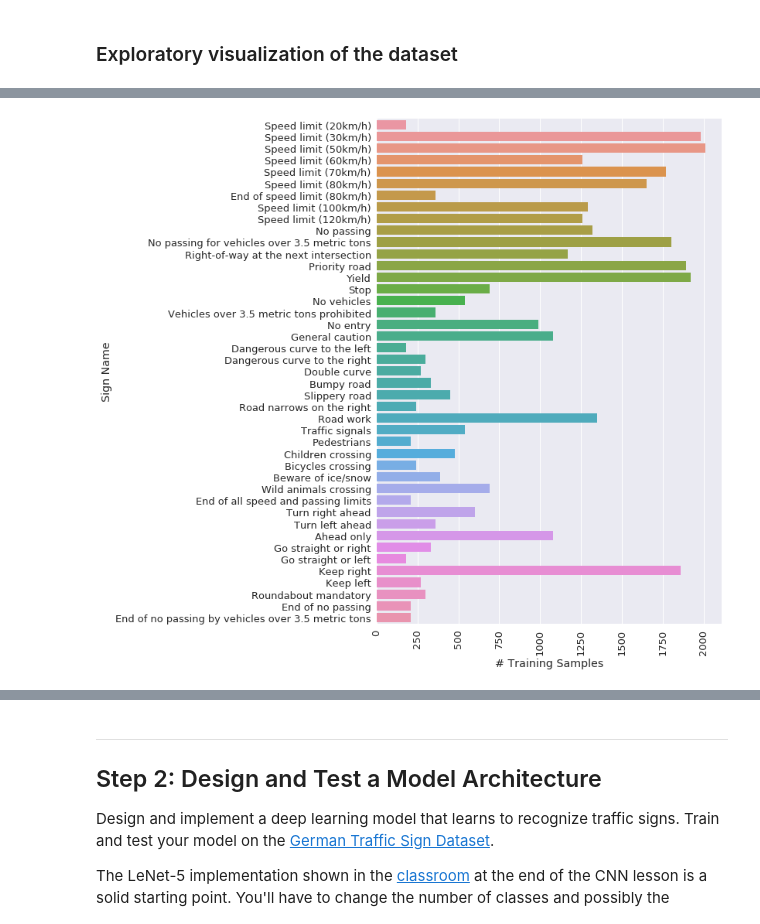
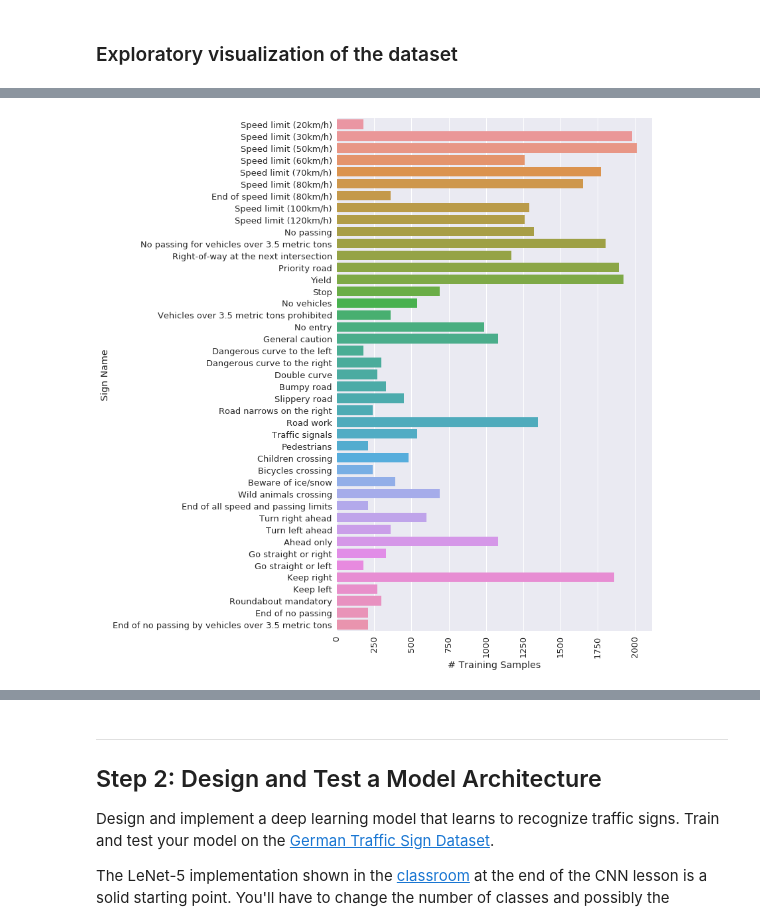
Before and after one commit to lfiaschi/udacity-traffic-sign-classifier, a Jupyter notebook: Traffic_Sign_Classifier.ipynb, the cells around one changed output, grey strips where cells are left out. Drawn from its saved outputs; the diff is of its cells as text; code cells hidden in the pictures.

Commit message:
tight layout images

```diff
--- a/Traffic_Sign_Classifier.ipynb
+++ b/Traffic_Sign_Classifier.ipynb
@@ -119,15 +119,16 @@ Most common signs:
 counts = pd.DataFrame(columns=['sign_label','training_samples_count'],data=[(label, count) for label, count in counter.items()])
 counts['sign'] = counts.sign_label.apply(get_name_from_label)
 # %%
-plt.figure(figsize=(8,12))
+plt.figure(figsize=(12,12))
 sns.set(font_scale=1.3)
 sns.barplot(x='training_samples_count',y='sign',data=counts,orient='o')
 plt.xticks(rotation=90)
 plt.ylabel('Sign Name')
 plt.xlabel('# Training Samples');
+plt.tight_layout()
 plt.savefig('plots/training_set_counts.png')
 # %% [output]
-[figure, old version]
+[figure, new version]
 # %%
 def get_random_samples(n_max=1):
     selected = list()
```
Also changed, not shown: parts of 6 cells of this notebook, 5 other files.
